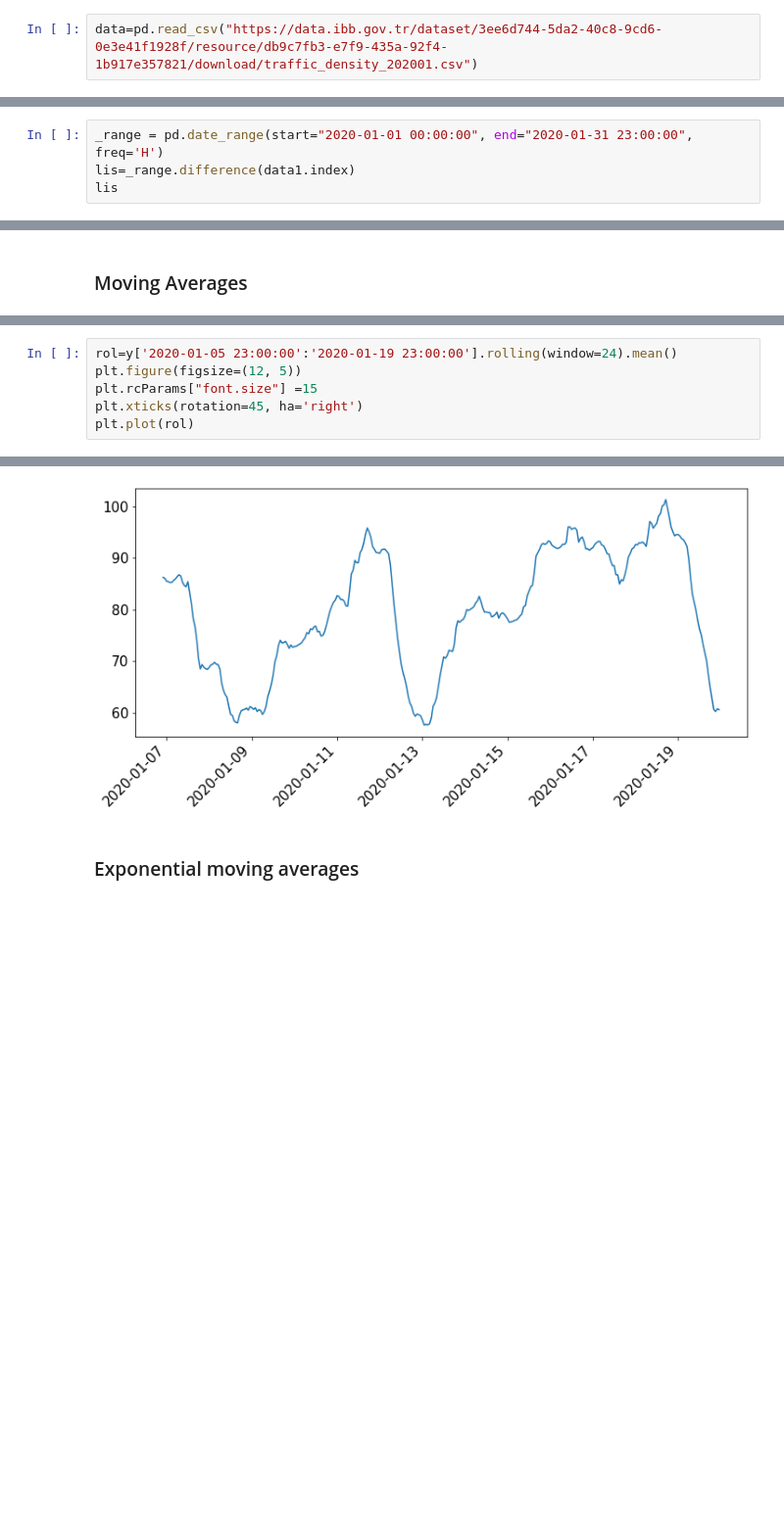
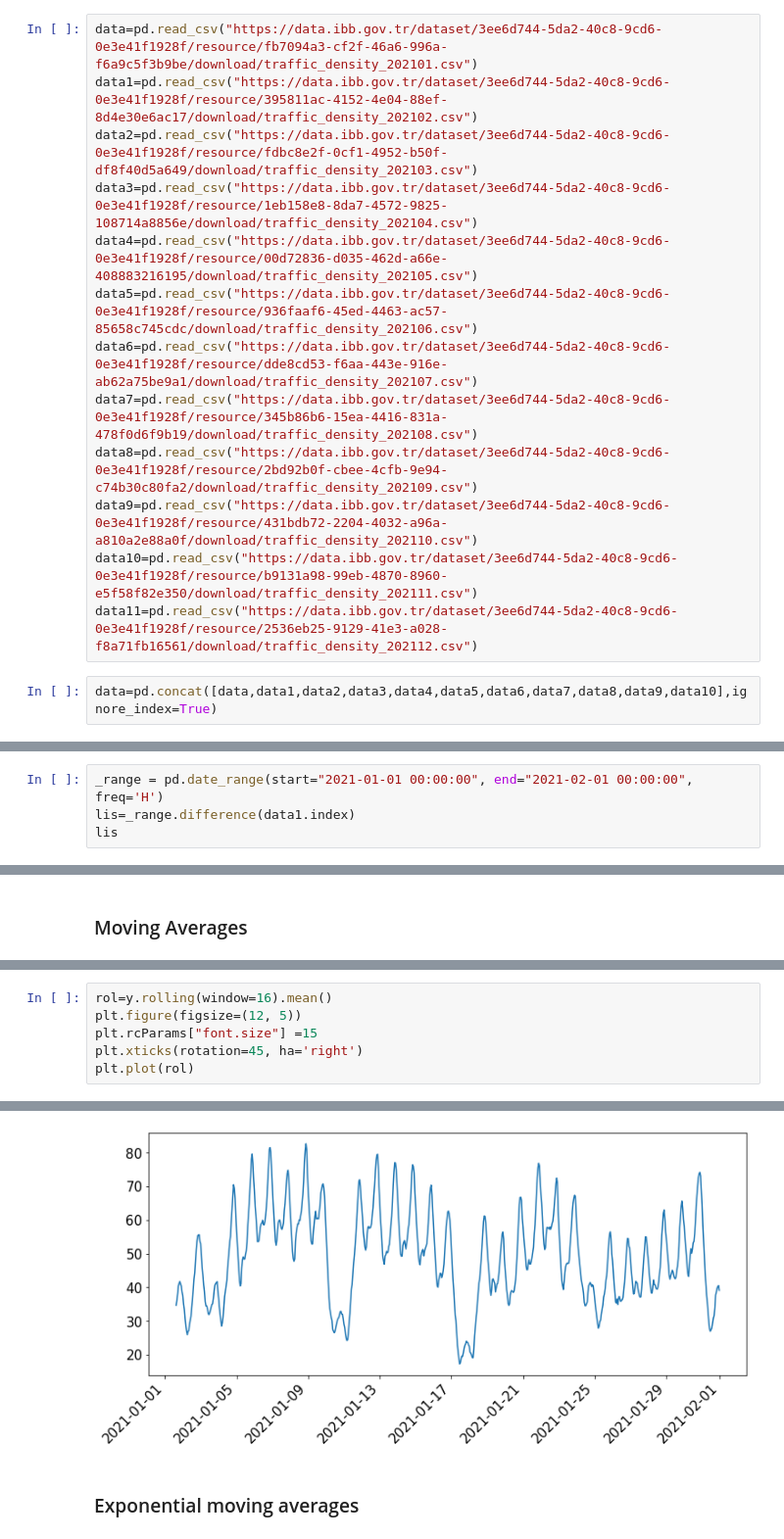
Before and after one commit to enginp1/ibb_trafik_zaman_serisi, a Jupyter notebook: ibb_trafik_sarima-Copy1.ipynb, the cells around one changed output, grey strips where cells are left out. Shown at 98% size. Drawn from its saved outputs; the diff is of its cells as text; blank space fills up the shorter version.

```diff
--- a/ibb_trafik_sarima-Copy1.ipynb
+++ b/ibb_trafik_sarima-Copy1.ipynb
@@ -19,7 +19,20 @@ import itertools
 # %% [markdown]
 # Verinin yüklenmesi
 # %%
-data=pd.read_csv("https://data.ibb.gov.tr/dataset/3ee6d744-5da2-40c8-9cd6-0e3e41f1928f/resource/db9c7fb3-e7f9-435a-92f4-1b917e357821/download/traffic_density_202001.csv")
+data=pd.read_csv("https://data.ibb.gov.tr/dataset/3ee6d744-5da2-40c8-9cd6-0e3e41f1928f/resource/fb7094a3-cf2f-46a6-996a-f6a9c5f3b9be/download/traffic_density_202101.csv")
+data1=pd.read_csv("https://data.ibb.gov.tr/dataset/3ee6d744-5da2-40c8-9cd6-0e3e41f1928f/resource/395811ac-4152-4e04-88ef-8d4e30e6ac17/download/traffic_density_202102.csv")
+data2=pd.read_csv("https://data.ibb.gov.tr/dataset/3ee6d744-5da2-40c8-9cd6-0e3e41f1928f/resource/fdbc8e2f-0cf1-4952-b50f-df8f40d5a649/download/traffic_density_202103.csv")
+data3=pd.read_csv("https://data.ibb.gov.tr/dataset/3ee6d744-5da2-40c8-9cd6-0e3e41f1928f/resource/1eb158e8-8da7-4572-9825-108714a8856e/download/traffic_density_202104.csv")
+data4=pd.read_csv("https://data.ibb.gov.tr/dataset/3ee6d744-5da2-40c8-9cd6-0e3e41f1928f/resource/00d72836-d035-462d-a66e-408883216195/download/traffic_density_202105.csv")
+data5=pd.read_csv("https://data.ibb.gov.tr/dataset/3ee6d744-5da2-40c8-9cd6-0e3e41f1928f/resource/936faaf6-45ed-4463-ac57-85658c745cdc/download/traffic_density_202106.csv")
+data6=pd.read_csv("https://data.ibb.gov.tr/dataset/3ee6d744-5da2-40c8-9cd6-0e3e41f1928f/resource/dde8cd53-f6aa-443e-916e-ab62a75be9a1/download/traffic_density_202107.csv")
+data7=pd.read_csv("https://data.ibb.gov.tr/dataset/3ee6d744-5da2-40c8-9cd6-0e3e41f1928f/resource/345b86b6-15ea-4416-831a-478f0d6f9b19/download/traffic_density_202108.csv")
+data8=pd.read_csv("https://data.ibb.gov.tr/dataset/3ee6d744-5da2-40c8-9cd6-0e3e41f1928f/resource/2bd92b0f-cbee-4cfb-9e94-c74b30c80fa2/download/traffic_density_202109.csv")
+data9=pd.read_csv("https://data.ibb.gov.tr/dataset/3ee6d744-5da2-40c8-9cd6-0e3e41f1928f/resource/431bdb72-2204-4032-a96a-a810a2e88a0f/download/traffic_density_202110.csv")
+data10=pd.read_csv("https://data.ibb.gov.tr/dataset/3ee6d744-5da2-40c8-9cd6-0e3e41f1928f/resource/b9131a98-99eb-4870-8960-e5f58f82e350/download/traffic_density_202111.csv")
+data11=pd.read_csv("https://data.ibb.gov.tr/dataset/3ee6d744-5da2-40c8-9cd6-0e3e41f1928f/resource/2536eb25-9129-41e3-a028-f8a71fb16561/download/traffic_density_202112.csv")
+# %%
+data=pd.concat([data,data1,data2,data3,data4,data5,data6,data7,data8,data9,data10],ignore_index=True)
 # %% [markdown]
 # Verinin incelenmesi
 # %% [markdown]
@@ -112,7 +135,7 @@ False
 # %% [markdown]
 Veri setinde null değer olmamasına rağmen eksik saatler bulunmakta. Yani veri setinde boşluuklar bulunmakta.
 # %%
-_range = pd.date_range(start="2020-01-01 00:00:00", end="2020-01-31 23:00:00", freq='H')
+_range = pd.date_range(start="2021-01-01 00:00:00", end="2021-02-01 00:00:00", freq='H')
 lis=_range.difference(data1.index)
 lis
 # %% [output]
@@ -311,12 +347,12 @@ y
 # %%
-rol=y['2020-01-05 23:00:00':'2020-01-19 23:00:00'].rolling(window=24).mean()
+rol=y.rolling(window=16).mean()
 plt.figure(figsize=(12, 5))
 plt.rcParams["font.size"] =15
 plt.xticks(rotation=45, ha='right')
 plt.plot(rol)
 # %% [output]
 [<matplotlib.lines.Line2D at 0x...>]
-[figure, old version]
+[figure, new version]
 # %% [markdown]
 ### Exponential moving averages
 # %%
```
Also changed, not shown: parts of 32 cells of this notebook.
